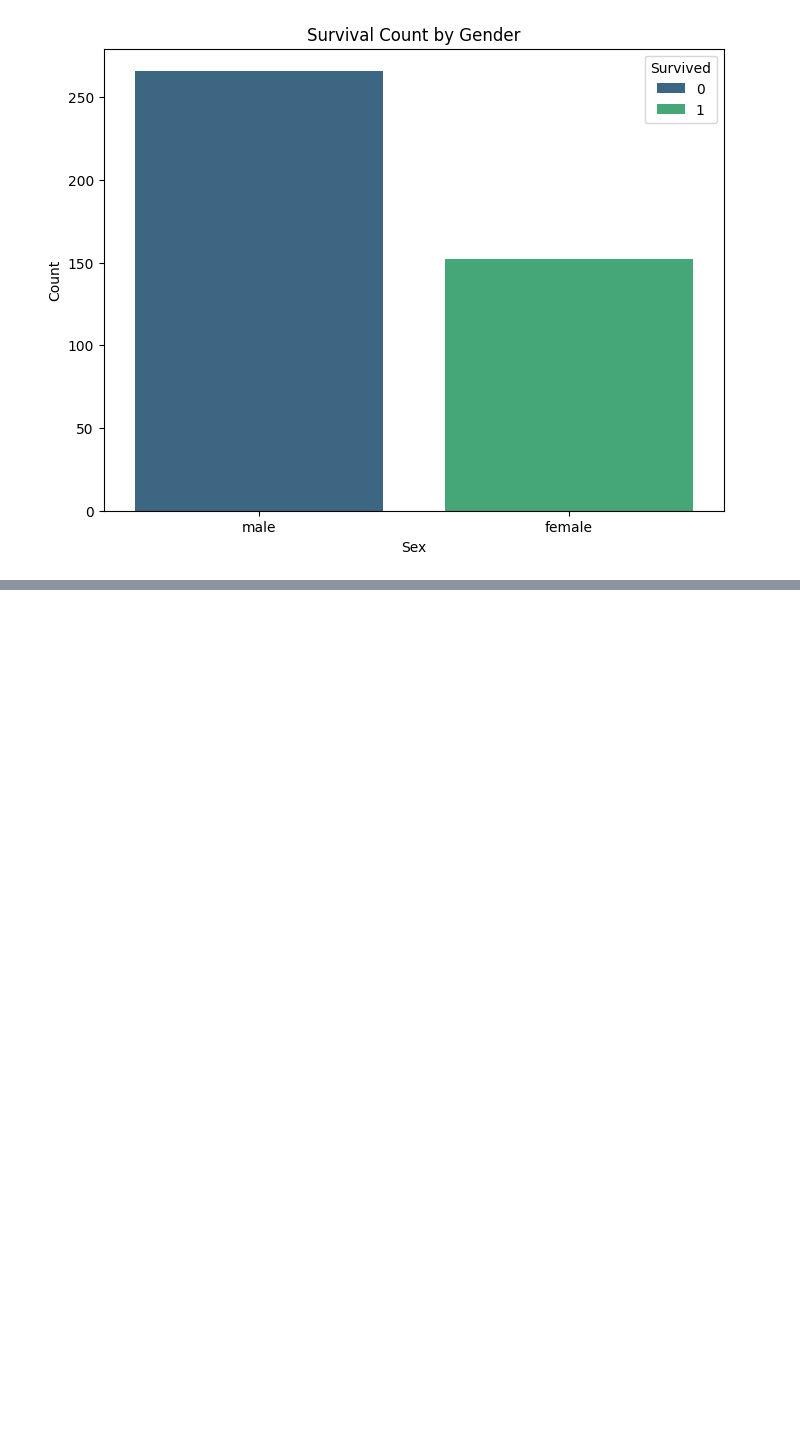
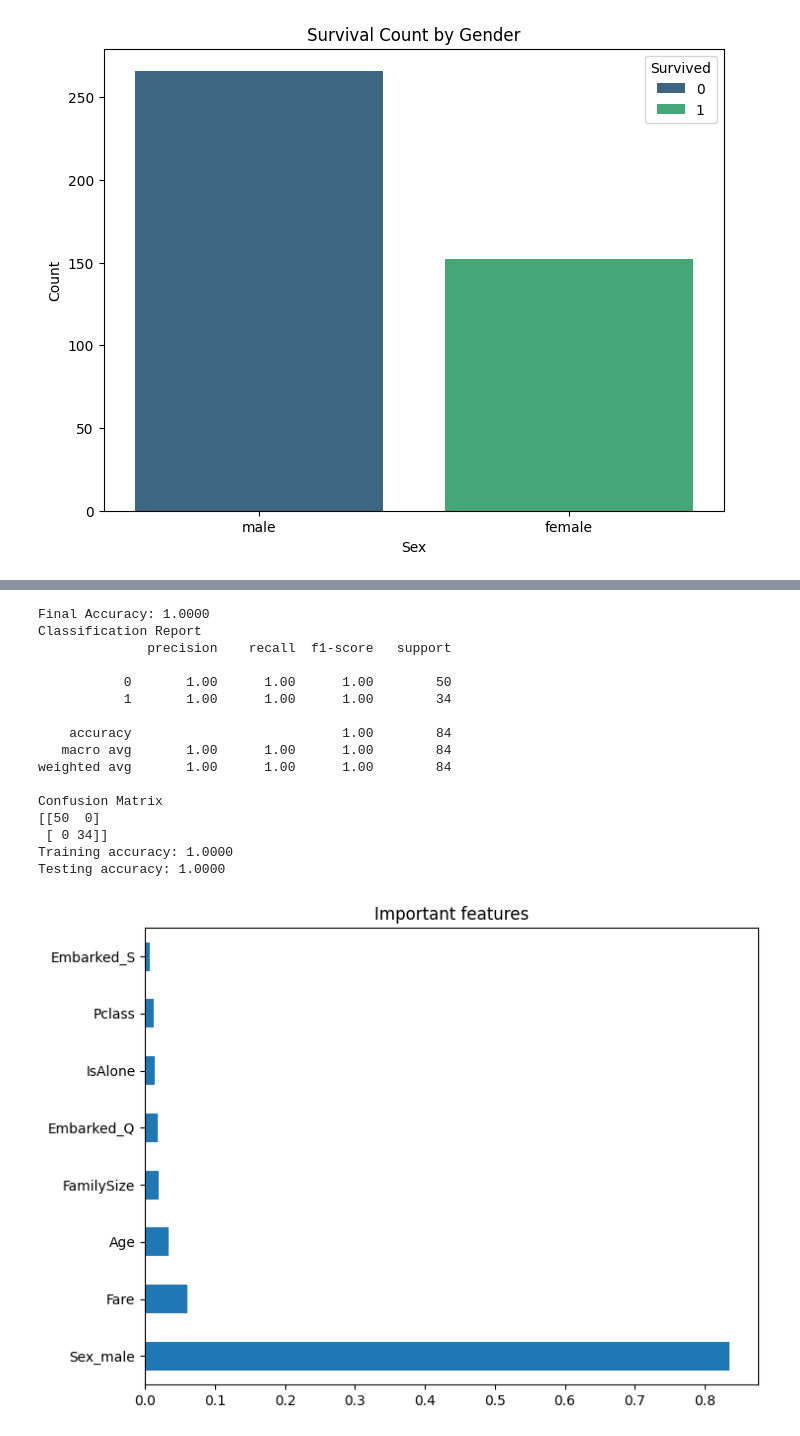
Before and after one commit to ovirce/360004---AI---SA2-Part-A---Code, a Jupyter notebook: 360004_AI_SA2_Part_A_Code.ipynb, the cells around one changed output, grey strips where cells are left out. Saved outputs shown, nothing was run; the diff lists cells and outputs as text; code cells hidden in the pictures; blank space fills up the shorter version.

```diff
--- a/360004_AI_SA2_Part_A_Code.ipynb
+++ b/360004_AI_SA2_Part_A_Code.ipynb
@@ -117,0 +135,49 @@ plt.show()
+# %%
+#prepare data
+X = data.drop('Survived', axis=1)
+y = data['Survived']
+
+#split data
+X_train, X_test, y_train, y_test = train_test_split(X, y, test_size=0.2, random_state=42)
+# %%
+model = RandomForestClassifier(n_estimators=100, max_depth= 5, min_samples_split=10, min_samples_leaf=4, random_state=42)
+model.fit(X_train, y_train)
+#train model
+predictions = model.predict(X_test)
+# %%
+#evaluation
+accuracy = accuracy_score(y_test, predictions)
+print(f"Final Accuracy: {accuracy:.4f}")
+
+print("Classification Report")
+print(classification_report(y_test, predictions))
+
+print("Confusion Matrix")
+print(confusion_matrix(y_test, predictions))
+
+print(f"Training accuracy: {model.score(X_train, y_train):.4f}")
+print(f"Testing accuracy: {model.score(X_test, y_test):.4f}")
+
+#feature importance
+importance = pd.Series(model.feature_importances_, index=X.columns)
+importance.sort_values(ascending=False).head(10).plot(kind='barh', figsize=(8,6))
+plt.title("Important features")
+plt.show()
+# %% [output]
+Final Accuracy: 1.0000
+Classification Report
+              precision    recall  f1-score   support
+
+           0       1.00      1.00      1.00        50
+           1       1.00      1.00      1.00        34
+
+    accuracy                           1.00        84
+   macro avg       1.00      1.00      1.00        84
+weighted avg       1.00      1.00      1.00        84
+
+Confusion Matrix
+[[50  0]
+ [ 0 34]]
+Training accuracy: 1.0000
+Testing accuracy: 1.0000
+[figure, added]
```
Also changed, not shown: parts of 10 cells of this notebook.
